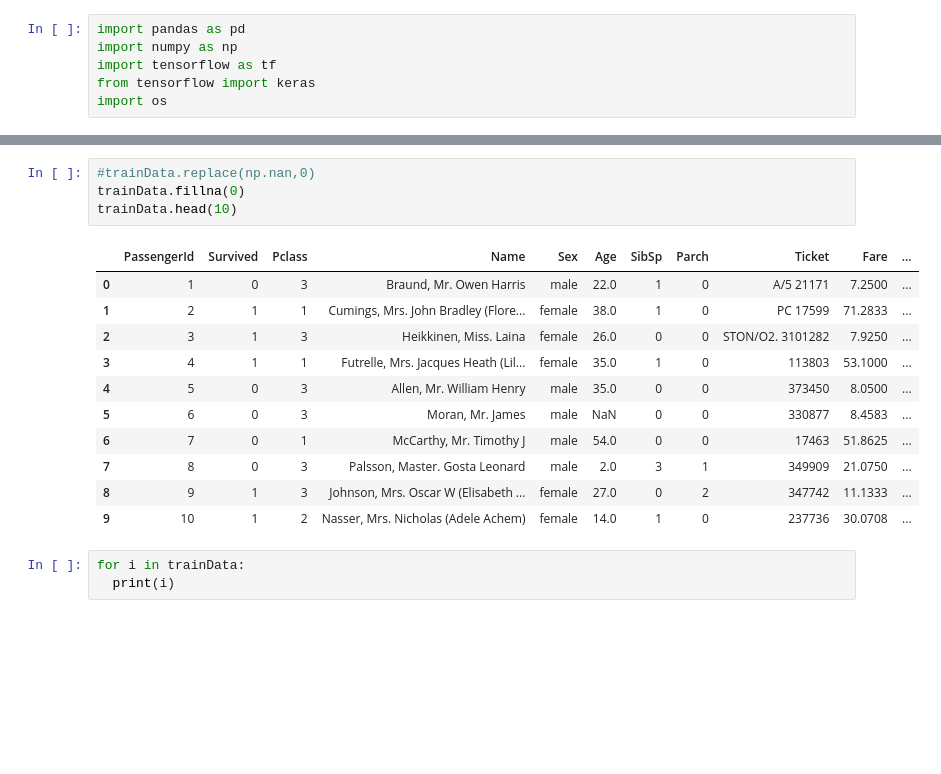
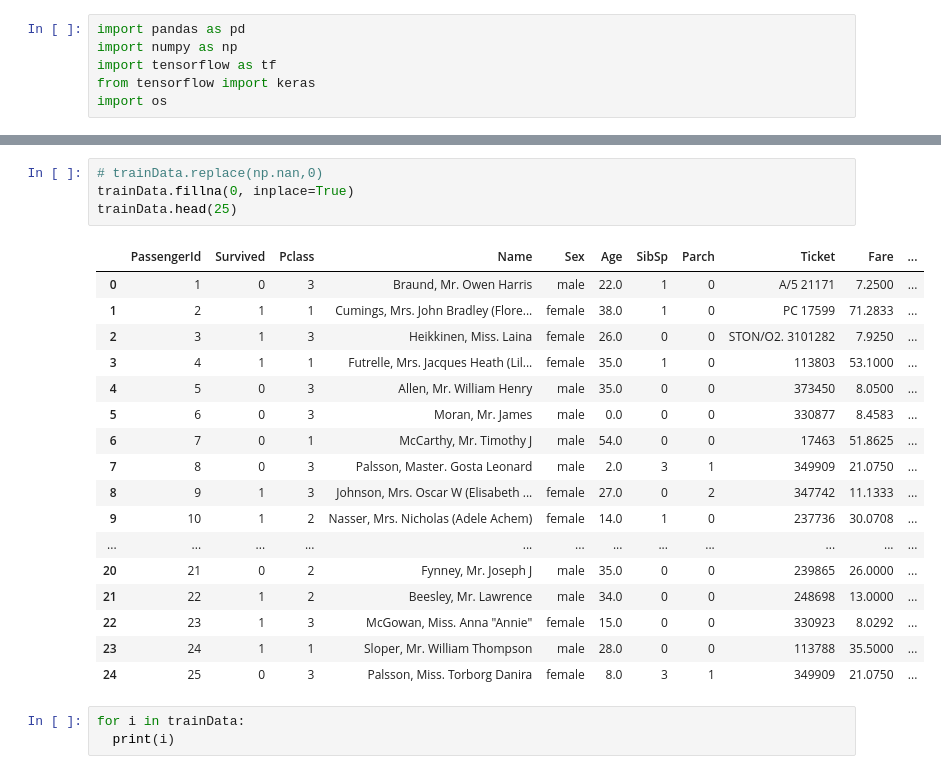
Before and after one commit to shivanishimpi/MLnow_2.0, a Jupyter notebook: LogisticRegression/4a_Binary.ipynb, the cells around one changed output, grey strips where cells are left out. Cells and saved outputs as stored; diff of their text form; blank space fills up the shorter version.

```diff
--- a/LogisticRegression/4a_Binary.ipynb
+++ b/LogisticRegression/4a_Binary.ipynb
@@ -72,21 +70,27 @@ trainData.head(20)
 | 18 | 19 | 0 | 3 | Vander Planke, Mrs. Julius (Emeli... | female | 31.0 | 1 | 0 | 345763 | 18.0000 | ... |
 | 19 | 20 | 1 | 3 | Masselmani, Mrs. Fatima | female | NaN | 0 | 0 | 2649 | 7.2250 | ... |
 # %%
-#trainData.replace(np.nan,0)
-trainData.fillna(0)
-trainData.head(10)
+# trainData.replace(np.nan,0)
+trainData.fillna(0, inplace=True)
+trainData.head(25)
 # %% [output]
 |  | PassengerId | Survived | Pclass | Name | Sex | Age | SibSp | Parch | Ticket | Fare | ... |
 | 0 | 1 | 0 | 3 | Braund, Mr. Owen Harris | male | 22.0 | 1 | 0 | A/5 21171 | 7.2500 | ... |
 | 1 | 2 | 1 | 1 | Cumings, Mrs. John Bradley (Flore... | female | 38.0 | 1 | 0 | PC 17599 | 71.2833 | ... |
 | 2 | 3 | 1 | 3 | Heikkinen, Miss. Laina | female | 26.0 | 0 | 0 | STON/O2. 3101282 | 7.9250 | ... |
 | 3 | 4 | 1 | 1 | Futrelle, Mrs. Jacques Heath (Lil... | female | 35.0 | 1 | 0 | 113803 | 53.1000 | ... |
 | 4 | 5 | 0 | 3 | Allen, Mr. William Henry | male | 35.0 | 0 | 0 | 373450 | 8.0500 | ... |
-| 5 | 6 | 0 | 3 | Moran, Mr. James | male | NaN | 0 | 0 | 330877 | 8.4583 | ... |
+| 5 | 6 | 0 | 3 | Moran, Mr. James | male | 0.0 | 0 | 0 | 330877 | 8.4583 | ... |
 | 6 | 7 | 0 | 1 | McCarthy, Mr. Timothy J | male | 54.0 | 0 | 0 | 17463 | 51.8625 | ... |
 | 7 | 8 | 0 | 3 | Palsson, Master. Gosta Leonard | male | 2.0 | 3 | 1 | 349909 | 21.0750 | ... |
 | 8 | 9 | 1 | 3 | Johnson, Mrs. Oscar W (Elisabeth ... | female | 27.0 | 0 | 2 | 347742 | 11.1333 | ... |
 | 9 | 10 | 1 | 2 | Nasser, Mrs. Nicholas (Adele Achem) | female | 14.0 | 1 | 0 | 237736 | 30.0708 | ... |
+| ... | ... | ... | ... | ... | ... | ... | ... | ... | ... | ... | ... |
+| 20 | 21 | 0 | 2 | Fynney, Mr. Joseph J | male | 35.0 | 0 | 0 | 239865 | 26.0000 | ... |
+| 21 | 22 | 1 | 2 | Beesley, Mr. Lawrence | male | 34.0 | 0 | 0 | 248698 | 13.0000 | ... |
+| 22 | 23 | 1 | 3 | McGowan, Miss. Anna "Annie" | female | 15.0 | 0 | 0 | 330923 | 8.0292 | ... |
+| 23 | 24 | 1 | 1 | Sloper, Mr. William Thompson | male | 28.0 | 0 | 0 | 113788 | 35.5000 | ... |
+| 24 | 25 | 0 | 3 | Palsson, Miss. Torborg Danira | female | 8.0 | 3 | 1 | 349909 | 21.0750 | ... |
 # %%
 for i in trainData:
   print(i)
```
Also changed, not shown: parts of 21 cells of this notebook.
